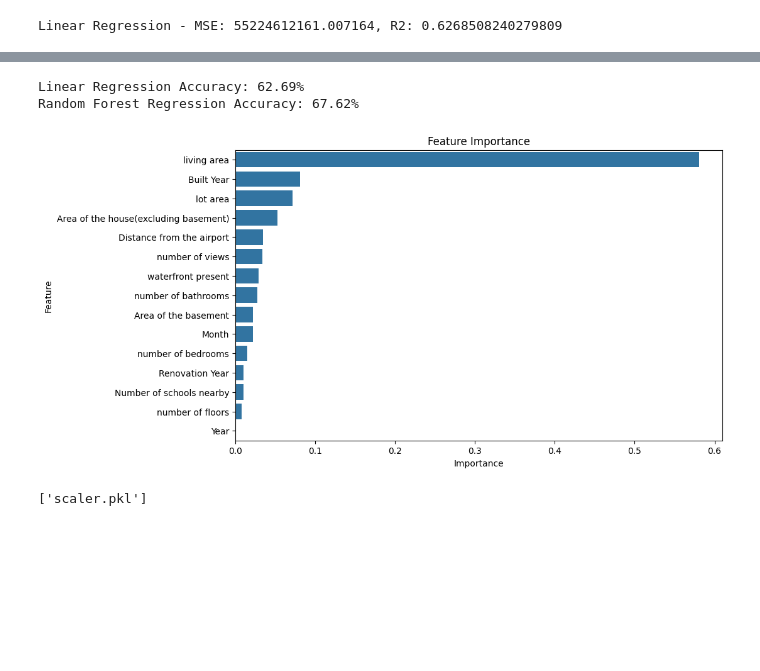
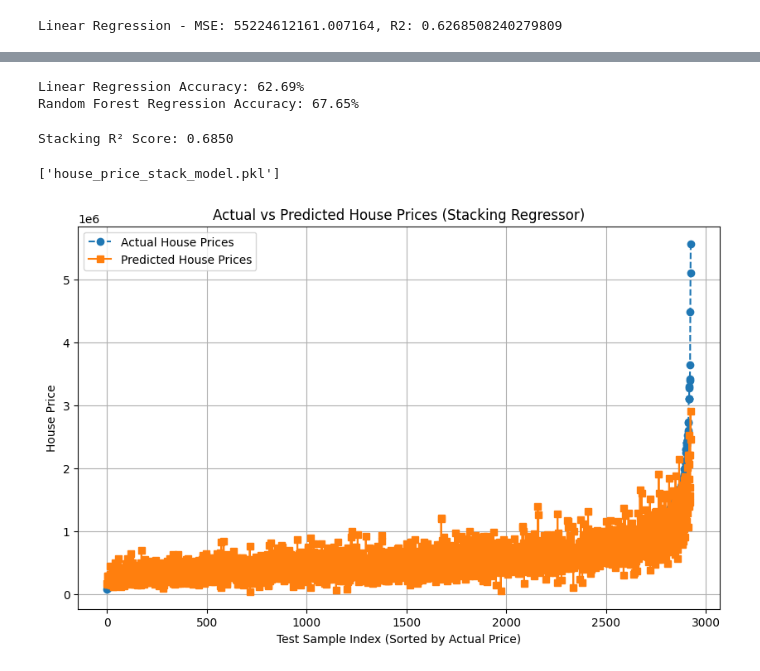
Before and after one commit to itxsoumya/HousePricePrediction, a Jupyter notebook: nb2.ipynb, the cells around one changed output, grey strips where cells are left out. Saved outputs shown, nothing was run; the diff lists cells and outputs as text; code cells hidden in the pictures; blank space fills up the shorter version.

```diff
--- a/nb2.ipynb
+++ b/nb2.ipynb
@@ -106,10 +106,14 @@ plt.show()
 [figure]
 # %%
 # Select relevant features
+# features = ['number of bedrooms', 'number of bathrooms', 'living area', 'lot area', 'number of floors',
+#             'waterfront present', 'number of views', 'Area of the house(excluding basement)',
+#             'Area of the basement', 'Built Year', 'Renovation Year', 'Number of schools nearby',
+#             'Distance from the airport', 'Year', 'Month']
 features = ['number of bedrooms', 'number of bathrooms', 'living area', 'lot area', 'number of floors',
             'waterfront present', 'number of views', 'Area of the house(excluding basement)',
             'Area of the basement', 'Built Year', 'Renovation Year', 'Number of schools nearby',
-            'Distance from the airport', 'Year', 'Month']
+            'Distance from the airport', 'Month']
 # features=['number of bedrooms','number of bathrooms','number of floors','living area','Distance from the airport','Number of schools nearby']
 X = df[features]
 y = df['Price']
@@ -170,30 +190,58 @@ accuracy_rf = r2_rf * 100  # Convert to percentage
 print(f'Random Forest Regression Accuracy: {accuracy_rf:.2f}%')
 # %% [output]
 Linear Regression Accuracy: 62.69%
-Random Forest Regression Accuracy: 67.62%
+Random Forest Regression Accuracy: 67.65%
-# %%
-# Get feature importances
-importances = rf.feature_importances_
-feature_names = X.columns
-
-# Create a DataFrame for visualization
-feature_importance_df = pd.DataFrame({'Feature': feature_names, 'Importance': importances})
-feature_importance_df = feature_importance_df.sort_values(by='Importance', ascending=False)
-
-# Plot feature importances
-plt.figure(figsize=(10, 6))
-sns.barplot(x='Importance', y='Feature', data=feature_importance_df)
-plt.title('Feature Importance')
-plt.show()
-# %% [output]
-[figure, removed]
+# %%
+from sklearn.ensemble import StackingRegressor
+
+estimators = [
+    ('lr', LinearRegression()),
+    ('rf', RandomForestRegressor(n_estimators=100, random_state=42)),
+    ('xgb', XGBRegressor(n_estimators=200, max_depth=5, learning_rate=0.1, random_state=42))
+]
+
+stack = StackingRegressor(estimators=estimators, final_estimator=LinearRegression())
+stack.fit(X_train, y_train)
+
+y_pred_stack = stack.predict(X_test)
+r2_stack = r2_score(y_test, y_pred_stack)
+print(f'Stacking R² Score: {r2_stack:.4f}')
+# %% [output]
+Stacking R² Score: 0.6850
 # %%
 import joblib
 
 # Save the Random Forest model
-joblib.dump(rf, 'house_price_rf_model.pkl')
+# joblib.dump(rf, 'house_price_rf_model.pkl')
 
 # Save the scaler
-joblib.dump(scaler, 'scaler.pkl')
+# joblib.dump(scaler, 'scaler.pkl')
+
+joblib.dump(stack,'house_price_stack_model.pkl')
 # %% [output]
-['scaler.pkl']
+['house_price_stack_model.pkl']
+# %%
+import matplotlib.pyplot as plt
+import seaborn as sns
+import numpy as np
+
+# Sort values for better visualization
+sorted_indices = np.argsort(y_test)  # Sorting indices based on actual values
+y_test_sorted = np.array(y_test)[sorted_indices]
+y_pred_sorted = np.array(y_pred_lr)[sorted_indices]
+
+# Plot actual vs predicted values
+plt.figure(figsize=(10, 6))
+
+plt.plot(y_test_sorted, label="Actual House Prices", marker='o', linestyle='dashed')
+plt.plot(y_pred_sorted, label="Predicted House Prices", marker='s', linestyle='solid')
+
+plt.xlabel("Test Sample Index (Sorted by Actual Price)")
+plt.ylabel("House Price")
+plt.title("Actual vs Predicted House Prices (Stacking Regressor)")
+plt.legend()
+plt.grid(True)
+
+plt.show()
+# %% [output]
+[figure, added]
```
Also changed, not shown: parts of 4 cells of this notebook, 4 other files.
